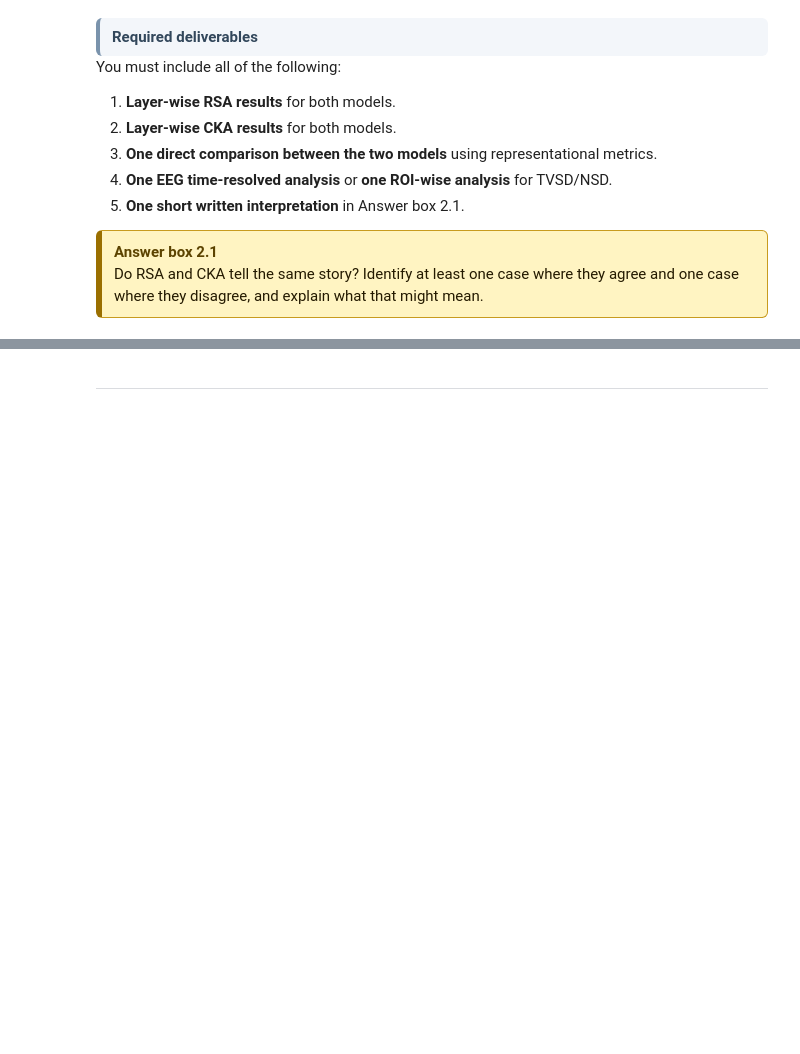
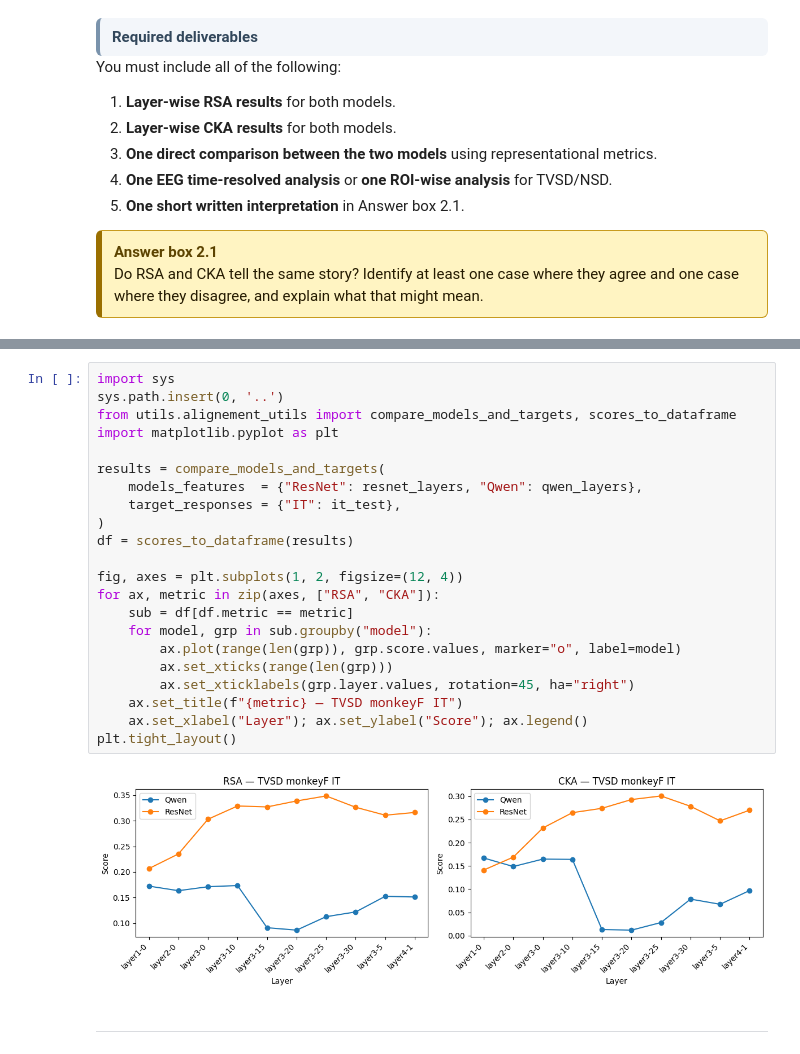
Before and after one commit to biancaziliotto/NX-414, a Jupyter notebook: project/nx414_project_2026_jennifer.ipynb, the cells around one changed output, grey strips where cells are left out. Drawn from its saved outputs; the diff is of its cells as text; blank space fills up the shorter version.

```diff
--- a/project/nx414_project_2026_jennifer.ipynb
+++ b/project/nx414_project_2026_jennifer.ipynb
@@ -972,3 +1027,27 @@ You must include all of the following:
+# %%
+import sys
+sys.path.insert(0, '..')
+from utils.alignement_utils import compare_models_and_targets, scores_to_dataframe
+import matplotlib.pyplot as plt
+
+results = compare_models_and_targets(
+    models_features  = {"ResNet": resnet_layers, "Qwen": qwen_layers},
+    target_responses = {"IT": it_test},
+)
+df = scores_to_dataframe(results)
+
+fig, axes = plt.subplots(1, 2, figsize=(12, 4))
+for ax, metric in zip(axes, ["RSA", "CKA"]):
+    sub = df[df.metric == metric]
+    for model, grp in sub.groupby("model"):
+        ax.plot(range(len(grp)), grp.score.values, marker="o", label=model)
+        ax.set_xticks(range(len(grp)))
+        ax.set_xticklabels(grp.layer.values, rotation=45, ha="right")
+    ax.set_title(f"{metric} — TVSD monkeyF IT")
+    ax.set_xlabel("Layer"); ax.set_ylabel("Score"); ax.legend()
+plt.tight_layout()
+# %% [output]
+[figure, added]
 # %% [markdown]
 ---
 # %% [markdown]
```
Also changed, not shown: parts of 2 cells of this notebook.
